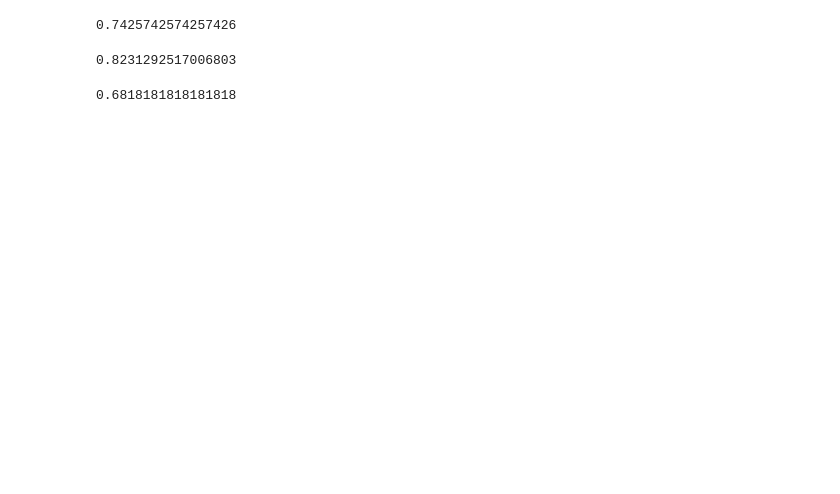
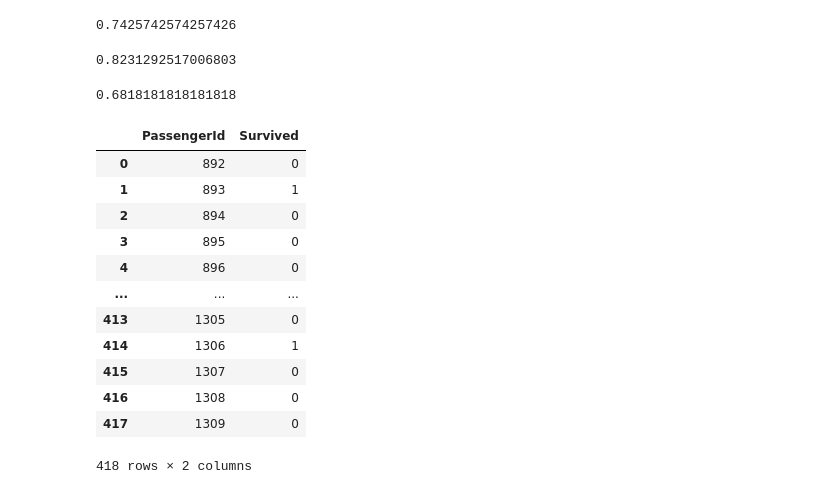
Before and after one commit to MaratJilikbaev/kaggle_titanic, a Jupyter notebook: titanic.ipynb, the cells around one changed output. Cells and saved outputs as stored; diff of their text form; code cells hidden in the pictures; blank space fills up the shorter version.

Commit message:
first result 0.77272 score

```diff
--- a/titanic.ipynb
+++ b/titanic.ipynb
@@ -177,0 +184,33 @@ recall_score(y_test, y_pred)
+# %%
+def transform_data(df):
+    df['Pclass'] = df['Pclass'].astype('category')
+    df['Sex'] = df['Sex'].astype('category')
+    df['Embarked'] = df['Embarked'].astype('category')
+
+    df['Age'] = df['Age'].fillna(df['Age'].mean())
+
+    not_null_cabins = df[df['Cabin'].notnull()]['Cabin']
+    not_null_cabins_without_space = not_null_cabins[not_null_cabins.apply(lambda x: False if ' ' in x else True)]
+    cabin_letter_series = not_null_cabins_without_space.apply(lambda x: x[0])
+    df = add_new_col_to_df(df, cabin_letter_series, 'cabin_letter')
+
+    cabin_number_series = not_null_cabins_without_space[not_null_cabins_without_space.apply(lambda x: len(x) > 1)].apply(lambda x: x[1:])
+    df = add_new_col_to_df(df, cabin_number_series, 'cabin_number')
+
+    df['cabin_letter_id'] = df['cabin_letter'].astype('category').cat.codes
+
+    mrs_in_name_flag_series = df['Name'].apply(lambda x: 'Mrs.' in x)
+    df = add_new_col_to_df(df, mrs_in_name_flag_series, 'Mrs_in_name_flag')
+
+    miss_in_name_flag_series = df['Name'].apply(lambda x: 'Miss.' in x)
+    df = add_new_col_to_df(df, miss_in_name_flag_series, 'Miss_in_name_flag')
+
+    X = df[['Pclass', 'Sex', 'Age', 'SibSp', 'Parch', 'Fare', 'Embarked', 'cabin_letter_id', 'cabin_number', 'Mrs_in_name_flag', 'Miss_in_name_flag']]
+
+    return df, X
+# %%
+test_df, X_test_df = transform_data(test_df)
+# %%
+result = model_cb.predict(X_test_df)
+# %%
+test_df['Survived'] = result
@@ -177,0 +219,16 @@ recall_score(y_test, y_pred)
+# %%
+test_df[['PassengerId', 'Survived']]
+# %% [output]
+|  | PassengerId | Survived |
+| 0 | 892 | 0 |
+| 1 | 893 | 1 |
+| 2 | 894 | 0 |
+| 3 | 895 | 0 |
+| 4 | 896 | 0 |
+| ... | ... | ... |
+| 413 | 1305 | 0 |
+| 414 | 1306 | 1 |
+| 415 | 1307 | 0 |
+| 416 | 1308 | 0 |
+| 417 | 1309 | 0 |
+418 rows × 2 columns
```
Also changed, not shown: parts of 5 cells of this notebook, 5 other files.
